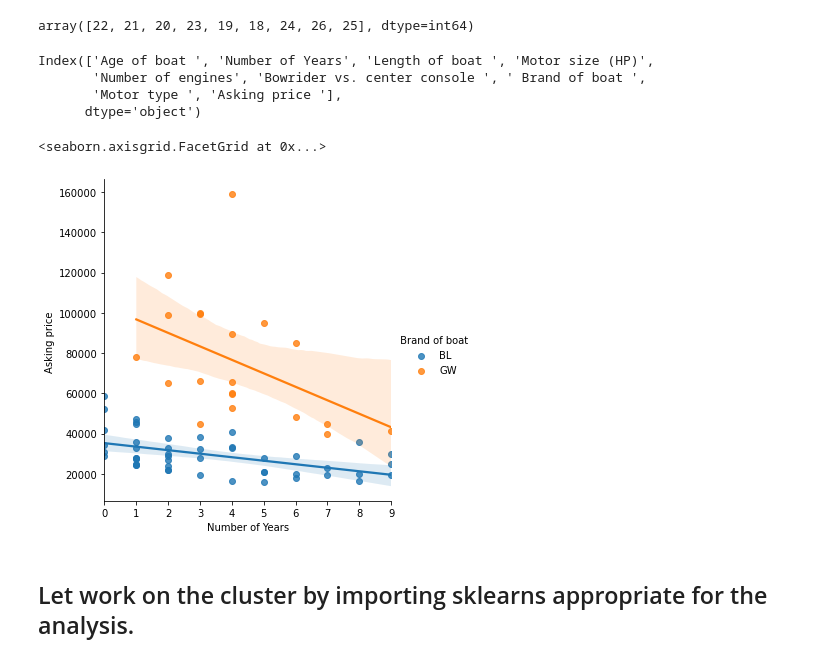
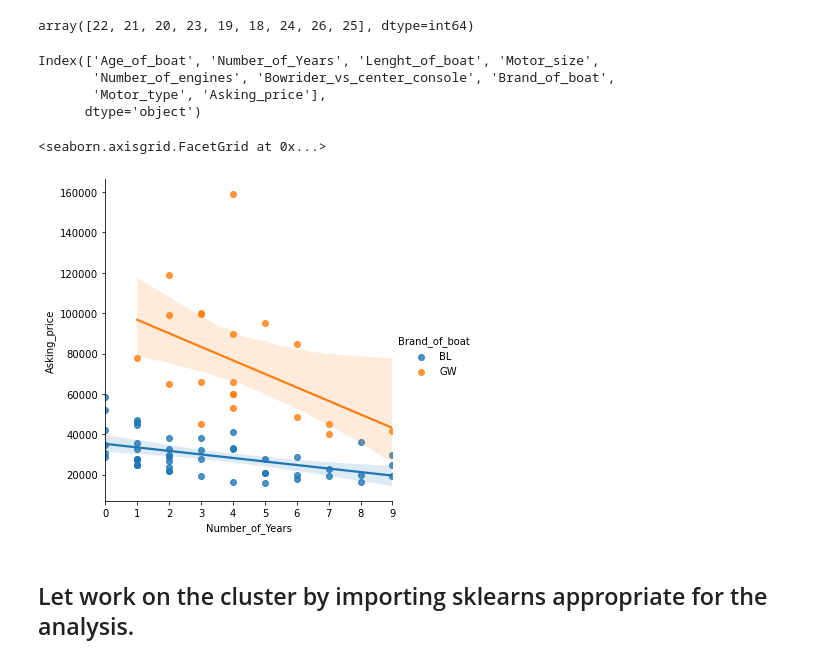
Before and after one commit to kamdemliberte/liberte, a Jupyter notebook: cluster knn algorim in machine learning.ipynb, the cells around one changed output. Cells and saved outputs as stored; diff of their text form; code cells hidden in the pictures.

```diff
--- a/cluster knn algorim in machine learning.ipynb
+++ b/cluster knn algorim in machine learning.ipynb
@@ -22,6 +22,8 @@ c
 | 68 | 2017 | 3 | 18 | 150.0 | 1.0 | ... |
 | 69 | 2020 | 0 | 18 | NaN | NaN | ... |
 70 rows × 10 columns
+# %%
+c.rename(columns={8: 'Asking_price'}, inplace=True)
 # %%
 c.columns
 # %% [output]
@@ -29,6 +31,9 @@ Index(['Age of boat ', 'Number of Years', 'Length of boat ', 'Motor size (HP)',
        'Number of engines', 'Bowrider vs. center console ', ' Brand of boat ',
        'Motor type ', 'Asking price ', 'Unnamed: 9'],
       dtype='object')
+# %%
+c.columns=['Age_of_boat','Number_of_Years','Lenght_of_boat','Motor_size','Number_of_engines','Bowrider_vs_center_console',
+          'Brand_of_boat','Motor_type','Asking_price','Unnamed: 9']
 # %%
 c.info()
 # %% [output]
@@ -132,15 +137,15 @@ array([22, 21, 20, 23, 19, 18, 24, 26, 25], dtype=int64)
 # %%
 df.columns
 # %% [output]
-Index(['Age of boat ', 'Number of Years', 'Length of boat ', 'Motor size (HP)',
-       'Number of engines', 'Bowrider vs. center console ', ' Brand of boat ',
-       'Motor type ', 'Asking price '],
+Index(['Age_of_boat', 'Number_of_Years', 'Lenght_of_boat', 'Motor_size',
+       'Number_of_engines', 'Bowrider_vs_center_console', 'Brand_of_boat',
+       'Motor_type', 'Asking_price'],
       dtype='object')
 # %%
-sns.lmplot(data=df,x='Number of Years',y='Asking price ',hue=' Brand of boat ')
+sns.lmplot(data=df,x='Number_of_Years',y='Asking_price',hue='Brand_of_boat')
 # %% [output]
 <seaborn.axisgrid.FacetGrid at 0x...>
-[figure, old version]
+[figure, new version]
 # %% [markdown]
 ## Let work on the cluster by importing sklearns appropriate for the analysis.
 # %%
```
Also changed, not shown: parts of 17 cells of this notebook.
